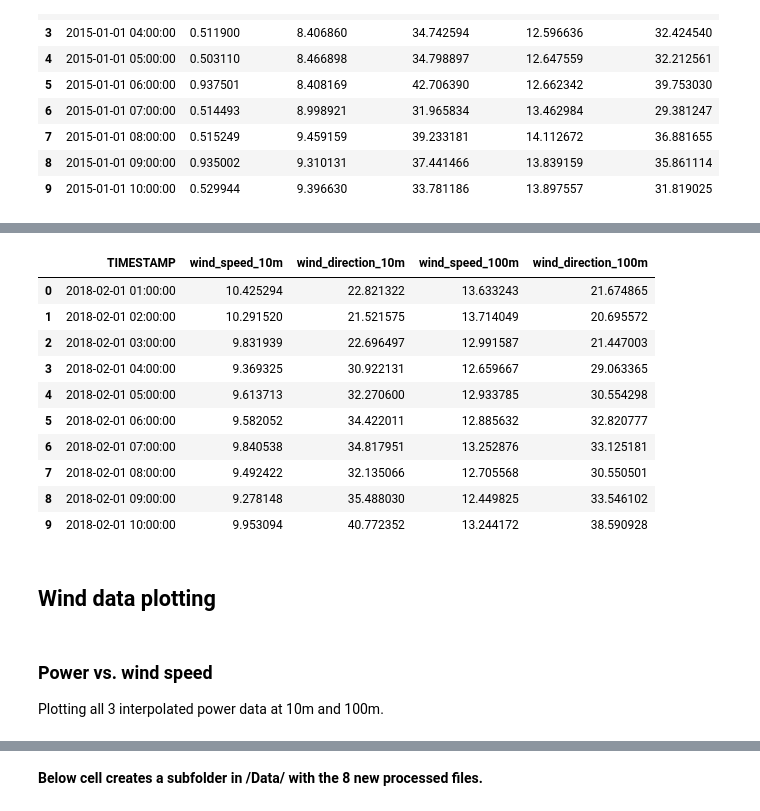
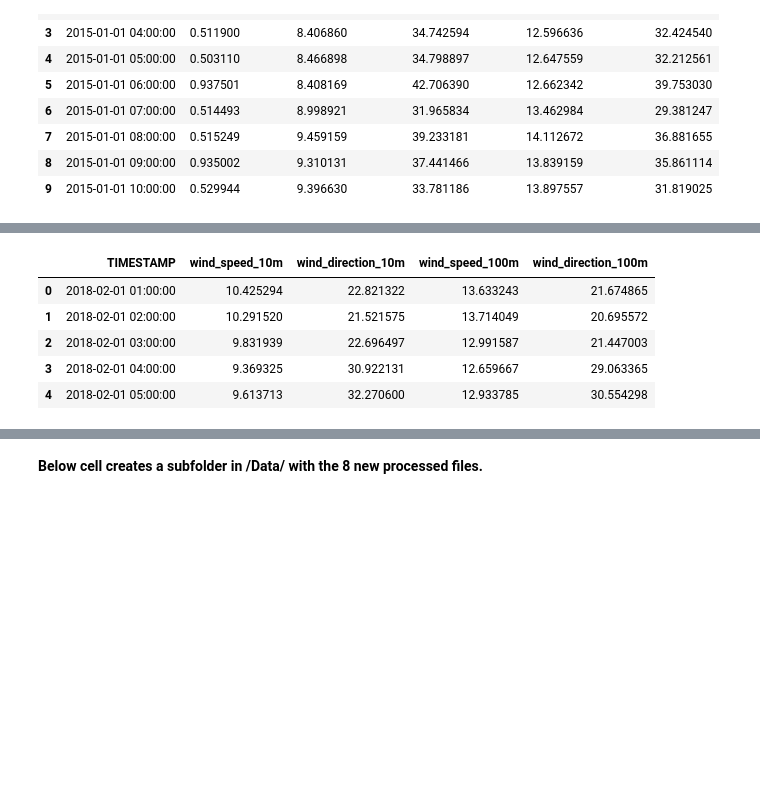
Before and after one commit to JontheFL/Wind-Power-Forecasting, a Jupyter notebook: Notebooks/1_data_exploration_cleaning.ipynb, the cells around one changed output, grey strips where cells are left out. Cells and saved outputs as stored; diff of their text form; code cells hidden in the pictures; blank space fills up the shorter version.

```diff
--- a/Notebooks/1_data_exploration_cleaning.ipynb
+++ b/Notebooks/1_data_exploration_cleaning.ipynb
@@ -400,23 +394,12 @@ memory usage: 26.4 KB
 # %%
 # Transfer wind data into polar coorinates
 weather_input_polar = convert_to_polar(weather_input)
 weather_input_polar = weather_input_polar.drop(columns=['U10', 'V10', 'U100', 'V100'])
-weather_input_polar.head(10)
+weather_input_polar.head()
 # %% [output]
 |  | TIMESTAMP | wind_speed_10m | wind_direction_10m | wind_speed_100m | wind_direction_100m |
 | 0 | 2018-02-01 01:00:00 | 10.425294 | 22.821322 | 13.633243 | 21.674865 |
 | 1 | 2018-02-01 02:00:00 | 10.291520 | 21.521575 | 13.714049 | 20.695572 |
 | 2 | 2018-02-01 03:00:00 | 9.831939 | 22.696497 | 12.991587 | 21.447003 |
 | 3 | 2018-02-01 04:00:00 | 9.369325 | 30.922131 | 12.659667 | 29.063365 |
 | 4 | 2018-02-01 05:00:00 | 9.613713 | 32.270600 | 12.933785 | 30.554298 |
-| 5 | 2018-02-01 06:00:00 | 9.582052 | 34.422011 | 12.885632 | 32.820777 |
-| 6 | 2018-02-01 07:00:00 | 9.840538 | 34.817951 | 13.252876 | 33.125181 |
-| 7 | 2018-02-01 08:00:00 | 9.492422 | 32.135066 | 12.705568 | 30.550501 |
-| 8 | 2018-02-01 09:00:00 | 9.278148 | 35.488030 | 12.449825 | 33.546102 |
-| 9 | 2018-02-01 10:00:00 | 9.953094 | 40.772352 | 13.244172 | 38.590928 |
-# %% [markdown]
-## Wind data plotting
-# %% [markdown]
-### Power vs. wind speed
-
-Plotting all 3 interpolated power data at 10m and 100m.
```
Also changed, not shown: parts of 23 cells of this notebook, 10 other files.
